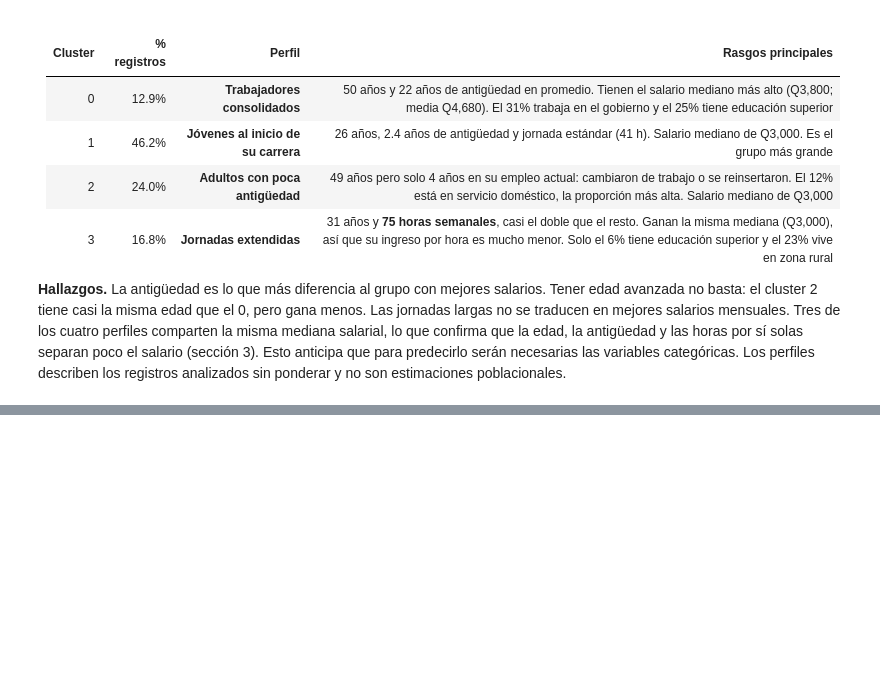
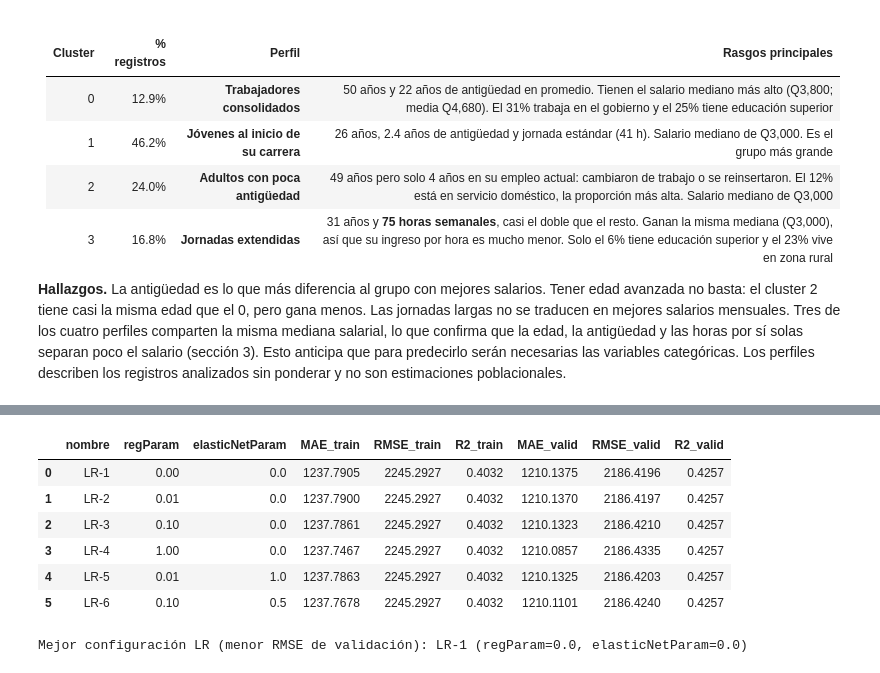
Before and after one commit to tismajo/CC3084-Laboratorio7, a Jupyter notebook: Laboratorio7.ipynb, the cells around one changed output, grey strips where cells are left out. Drawn from its saved outputs; the diff is of its cells as text; code cells hidden in the pictures; blank space fills up the shorter version.

Commit message:
feat: pipeline de regresión lineal con regularización

```diff
--- a/Laboratorio7.ipynb
+++ b/Laboratorio7.ipynb
@@ -2053,0 +2176,49 @@ analizados sin ponderar y no son estimaciones poblacionales.
+# %%
+CONFIGS_LR = [
+    {"nombre": "LR-1", "regParam": 0.0,  "elasticNetParam": 0.0},
+    {"nombre": "LR-2", "regParam": 0.01, "elasticNetParam": 0.0},
+    {"nombre": "LR-3", "regParam": 0.1,  "elasticNetParam": 0.0},
+    {"nombre": "LR-4", "regParam": 1.0,  "elasticNetParam": 0.0},
+    {"nombre": "LR-5", "regParam": 0.01, "elasticNetParam": 1.0},
+    {"nombre": "LR-6", "regParam": 0.1,  "elasticNetParam": 0.5},
+]
+
+
+def pipeline_lr(regParam, elasticNetParam):
+    lr = LinearRegression(
+        featuresCol="features", labelCol=OBJETIVO, predictionCol="prediction",
+        regParam=regParam, elasticNetParam=elasticNetParam,
+        standardization=True, maxIter=100,
+    )
+    return Pipeline(stages=etapas_preprocesamiento() + [lr])
+
+
+resultados_lr = []
+modelos_lr = {}
+
+for cfg in CONFIGS_LR:
+    modelo = pipeline_lr(cfg["regParam"], cfg["elasticNetParam"]).fit(train)
+    m_train = calcular_metricas(modelo.transform(train))
+    m_valid = calcular_metricas(modelo.transform(valid))
+    modelos_lr[cfg["nombre"]] = modelo
+    resultados_lr.append({
+        **cfg,
+        "MAE_train": m_train["MAE"], "RMSE_train": m_train["RMSE"], "R2_train": m_train["R2"],
+        "MAE_valid": m_valid["MAE"], "RMSE_valid": m_valid["RMSE"], "R2_valid": m_valid["R2"],
+    })
+
+pdf_lr = pd.DataFrame(resultados_lr)
+display(pdf_lr.round(4))
+
+mejor_lr = pdf_lr.loc[pdf_lr["RMSE_valid"].idxmin()]
+print(f"Mejor configuración LR (menor RMSE de validación): {mejor_lr['nombre']} "
+      f"(regParam={mejor_lr['regParam']}, elasticNetParam={mejor_lr['elasticNetParam']})")
+# %% [output]
+|  | nombre | regParam | elasticNetParam | MAE_train | RMSE_train | R2_train | MAE_valid | RMSE_valid | R2_valid |
+| 0 | LR-1 | 0.00 | 0.0 | 1237.7905 | 2245.2927 | 0.4032 | 1210.1375 | 2186.4196 | 0.4257 |
+| 1 | LR-2 | 0.01 | 0.0 | 1237.7900 | 2245.2927 | 0.4032 | 1210.1370 | 2186.4197 | 0.4257 |
+| 2 | LR-3 | 0.10 | 0.0 | 1237.7861 | 2245.2927 | 0.4032 | 1210.1323 | 2186.4210 | 0.4257 |
+| 3 | LR-4 | 1.00 | 0.0 | 1237.7467 | 2245.2927 | 0.4032 | 1210.0857 | 2186.4335 | 0.4257 |
+| 4 | LR-5 | 0.01 | 1.0 | 1237.7863 | 2245.2927 | 0.4032 | 1210.1325 | 2186.4203 | 0.4257 |
+| 5 | LR-6 | 0.10 | 0.5 | 1237.7678 | 2245.2927 | 0.4032 | 1210.1101 | 2186.4240 | 0.4257 |
+Mejor configuración LR (menor RMSE de validación): LR-1 (regParam=0.0, elasticNetParam=0.0)
```
Also changed, not shown: parts of 6 cells of this notebook.
